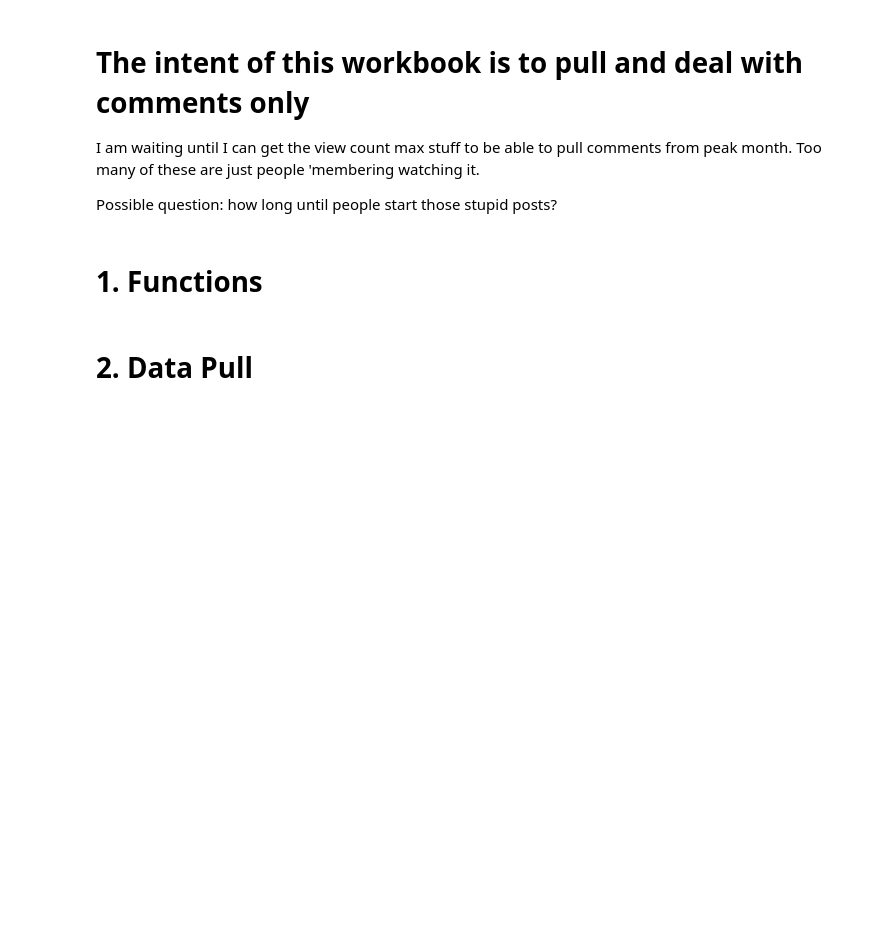
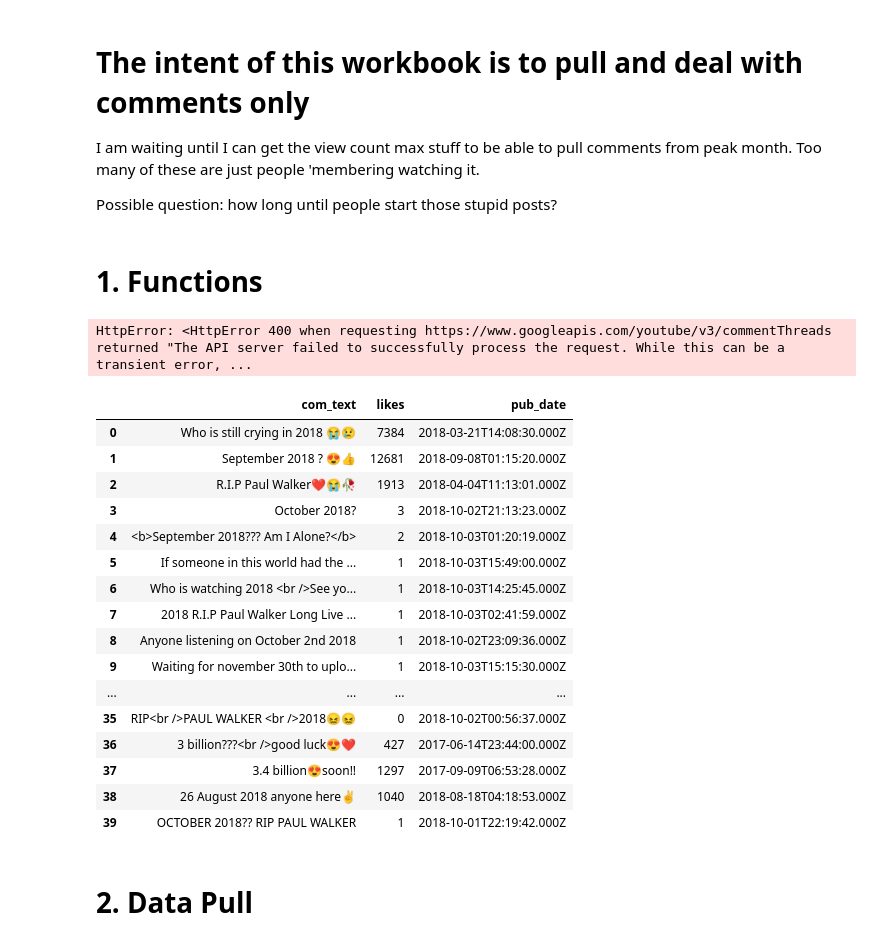
Before and after one commit to conorbarryhoke/Capstone, a Jupyter notebook: ETL_Comments_Pull.ipynb, the cells around one changed output. Saved outputs shown, nothing was run; the diff lists cells and outputs as text; code cells hidden in the pictures; blank space fills up the shorter version.

```diff
--- a/ETL_Comments_Pull.ipynb
+++ b/ETL_Comments_Pull.ipynb
@@ -97,5 +97,57 @@ def youtube_comment_list(video_id, max_results=50, sort_method='viewCount', toke
       ).execute()
 
     return search_response
+# %%
+youtubez = build(YOUTUBE_API_SERVICE_NAME, YOUTUBE_API_VERSION,
+developerKey=DEVELOPER_KEY)
+good_page = True
+next_tok = None
+count=0
+results_list = []
+while good_page:
+    _temp_dict = {}
+    test = youtubez.commentThreads().list(
+        videoId = test_id,
+        part='snippet',
+        pageToken=next_tok,
+        order = 'relevance',
+        maxResults=25,
+      ).execute()
+
+    next_tok = test['nextPageToken']
+    _temp_dict['pub_date'] = test['items'][0]['snippet']['topLevelComment']['snippet']['publishedAt']
+    _temp_dict['com_text'] = test['items'][0]['snippet']['topLevelComment']['snippet']['textDisplay']
+    try:
+        _temp_dict['likes'] = test['items'][0]['snippet']['topLevelComment']['snippet']['likeCount']
+    except:
+        _temp_dict['likes'] = 0
+
+    results_list.append(_temp_dict)
+    count+=1
+    if count==5:
+        good_page ==False
+    #For df
+# %% [output]
+HttpError: <HttpError 400 when requesting https://www.googleapis.com/youtube/v3/commentThreads returned "The API server failed to successfully process the request. While this can be a transient error, ...
+# %%
+pd.DataFrame(results_list)
+# %% [output]
+|  | com_text | likes | pub_date |
+| 0 | Who is still crying in 2018 😭😢 | 7384 | 2018-03-21T14:08:30.000Z |
+| 1 | September 2018 ? 😍👍 | 12681 | 2018-09-08T01:15:20.000Z |
+| 2 | R.I.P Paul Walker❤😭🥀 | 1913 | 2018-04-04T11:13:01.000Z |
+| 3 | October 2018? | 3 | 2018-10-02T21:13:23.000Z |
+| 4 | <b>September 2018??? Am I Alone?</b> | 2 | 2018-10-03T01:20:19.000Z |
+| 5 | If someone in this world had the ... | 1 | 2018-10-03T15:49:00.000Z |
+| 6 | Who is watching 2018 <br />See yo... | 1 | 2018-10-03T14:25:45.000Z |
+| 7 | 2018 R.I.P Paul Walker Long Live ... | 1 | 2018-10-03T02:41:59.000Z |
+| 8 | Anyone listening on October 2nd 2018 | 1 | 2018-10-02T23:09:36.000Z |
+| 9 | Waiting for november 30th to uplo... | 1 | 2018-10-03T15:15:30.000Z |
+| ... | ... | ... | ... |
+| 35 | RIP<br />PAUL WALKER <br />2018😖😖 | 0 | 2018-10-02T00:56:37.000Z |
+| 36 | 3 billion???<br />good luck😍❤ | 427 | 2017-06-14T23:44:00.000Z |
+| 37 | 3.4 billion😍soon!! | 1297 | 2017-09-09T06:53:28.000Z |
+| 38 | 26 August 2018 anyone here✌ | 1040 | 2018-08-18T04:18:53.000Z |
+| 39 | OCTOBER 2018?? RIP PAUL WALKER | 1 | 2018-10-01T22:19:42.000Z |
 # %% [markdown]
 # <a class="anchor" id="2.0-bullet"> 2. Data Pull</a>
```
Also changed, not shown: parts of 11 cells of this notebook, 7 other files.
